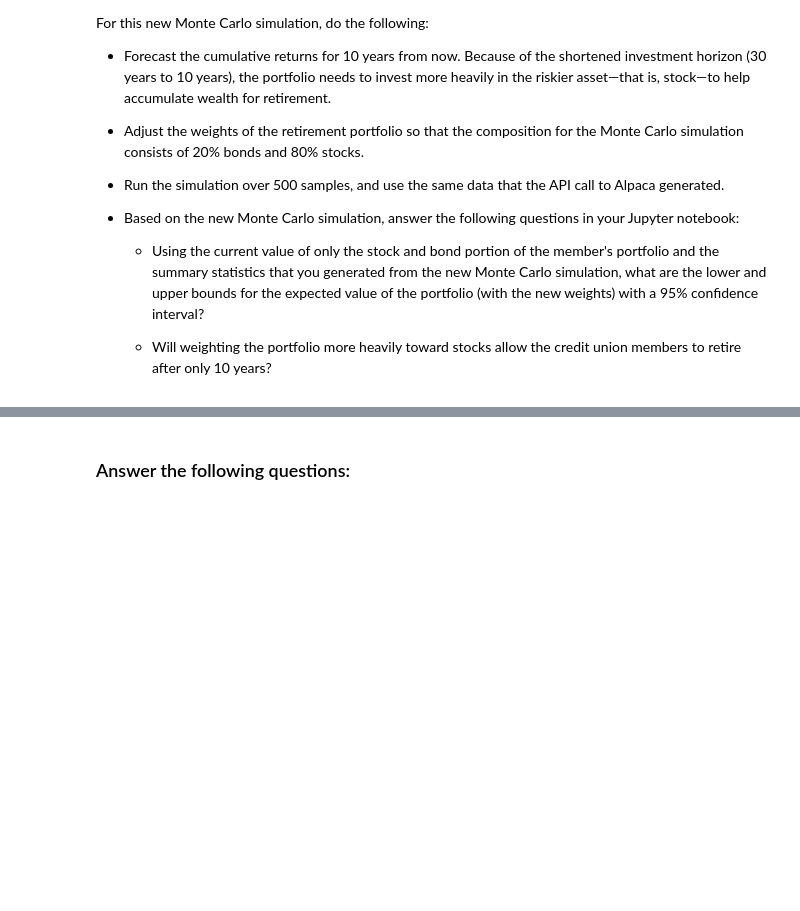
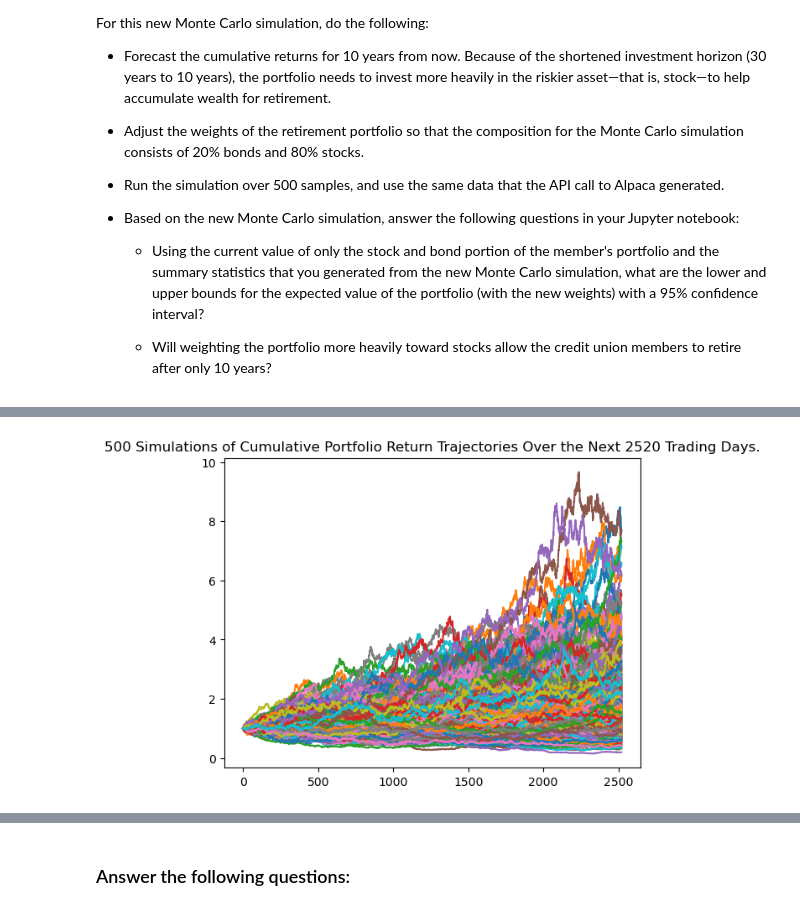
Before and after one commit to trentransom/Challenge_05, a Jupyter notebook: financial_planning_tools.ipynb, the cells around one changed output, grey strips where cells are left out. Drawn from its saved outputs; the diff is of its cells as text; code cells hidden in the pictures; blank space fills up the shorter version.

Commit message:
Completed a monte carlo simulation for 10 years out with a portfolio more heavily weighted towards stocks and calculated the confidence interval.

```diff
--- a/financial_planning_tools.ipynb
+++ b/financial_planning_tools.ipynb
@@ -604,7 +612,12 @@ For this new Monte Carlo simulation, do the following:
 # Configure a Monte Carlo simulation to forecast 10 years cumulative returns
 # The weights should be split 20% to AGG and 80% to SPY.
 # Run 500 samples.
-# YOUR CODE HERE
+MC_10years = MCSimulation(
+    portfolio_data=prices_df,
+    weights = [.8, .2],
+    num_simulation=500,
+    num_trading_days=2520
+)
 
 # Review the simulation input data
-# YOUR CODE HERE
+MC_10years.portfolio_data.head()
@@ -614,7 +677,10 @@ For this new Monte Carlo simulation, do the following:
 # %%
 # Visualize the 10-year Monte Carlo simulation by creating an
 # overlay line plot
-# YOUR CODE HERE
+MC_10years_plot = MC_10years.plot_simulation()
+MC_10years_plot.get_figure().savefig('MC_10years_plot.png')
+# %% [output]
+[figure, added]
 # %%
 # Visualize the probability distribution of the 10-year Monte Carlo simulation
 # by plotting a histogram
```
Also changed, not shown: parts of 9 cells of this notebook, 4 other files.
